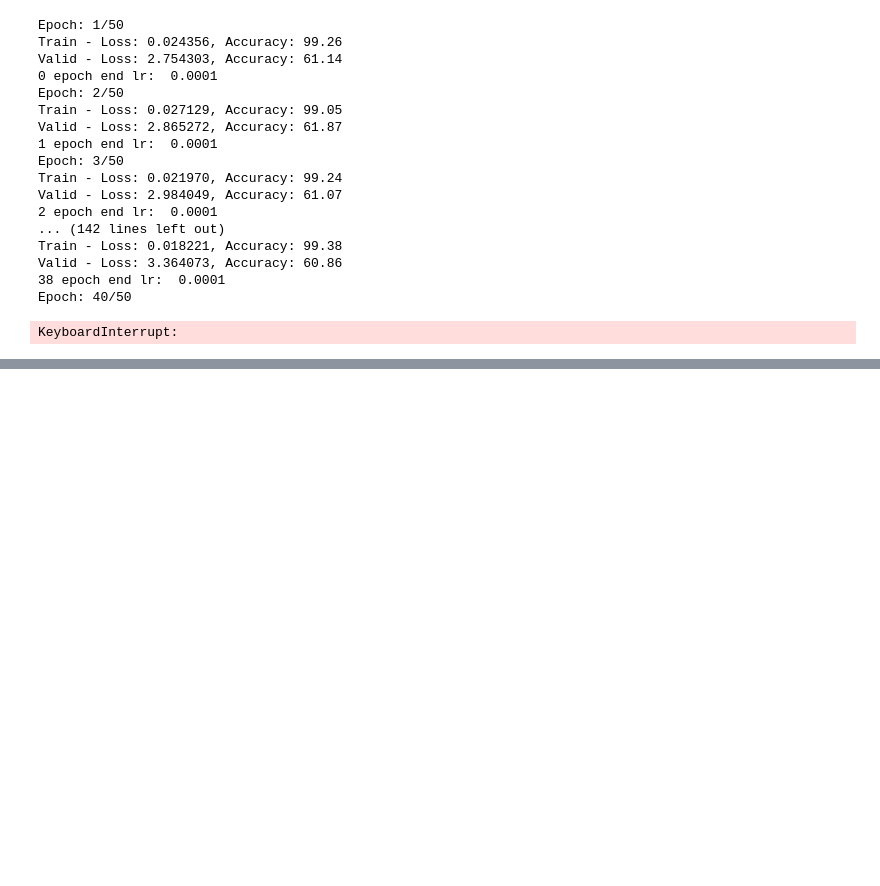
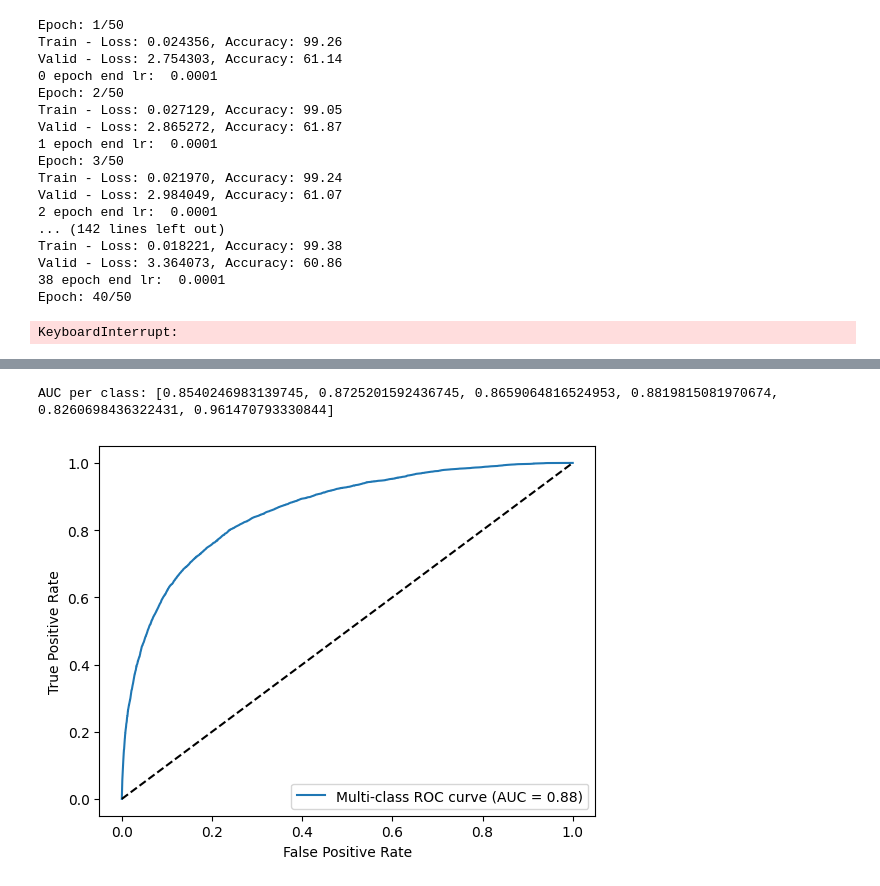
Before and after one commit to TukBang/Pet-care-app, a Jupyter notebook: Capstone/2023/skin disease/train_model_5900X.ipynb, the cells around one changed output, grey strips where cells are left out. Drawn from its saved outputs; the diff is of its cells as text; code cells hidden in the pictures; blank space fills up the shorter version.

```diff
--- a/Capstone/2023/skin disease/train_model_5900X.ipynb
+++ b/Capstone/2023/skin disease/train_model_5900X.ipynb
@@ -187,0 +241,3 @@ KeyboardInterrupt:
+# %%
+with torch.no_grad():
+    pred, labels = model.predict(valid_x)
@@ -187,0 +248,44 @@ KeyboardInterrupt:
+# %%
+from sklearn.metrics import roc_curve, roc_auc_score
+
+# 예측값과 레이블 값을 가져옵니다.
+y_pred = pred.cpu()
+y_true = valid_y
+
+# Softmax 함수를 사용하여 확률값을 계산합니다.
+y_pred = torch.softmax(y_pred, dim=1)
+
+# 각 클래스에 대한 AUC 값을 계산합니다.
+auc_list = []
+for i in range(6):
+    auc = roc_auc_score((y_true == i), y_pred[:, i].numpy())
+    auc_list.append(auc)
+
+# AUC 값을 출력합니다.
+print("AUC per class:", auc_list)
+
+# 각 클래스별 FPR과 TPR 값을 구합니다.
+fpr_list = []
+tpr_list = []
+for i in range(6):
+    fpr, tpr, _ = roc_curve((y_true == i), y_pred[:, i].numpy())
+    fpr_list.append(fpr)
+    tpr_list.append(tpr)
+
+# 모든 클래스에 대한 FPR과 TPR 값을 평균 내어 멀티클래스 AUC 값을 구합니다.
+mean_fpr = np.unique(np.concatenate(fpr_list))
+mean_tpr = np.zeros_like(mean_fpr)
+for i in range(5):
+    mean_tpr += np.interp(mean_fpr, fpr_list[i], tpr_list[i])
+mean_tpr /= 5
+
+# 멀티클래스 AUC-ROC 커브를 그립니다.
+plt.plot(mean_fpr, mean_tpr, label='Multi-class ROC curve (AUC = %0.2f)' % np.mean(auc_list))
+plt.plot([0, 1], [0, 1], 'k--')
+plt.xlabel('False Positive Rate')
+plt.ylabel('True Positive Rate')
+plt.legend(loc='lower right')
+plt.show()
+# %% [output]
+AUC per class: [0.8540246983139745, 0.8725201592436745, 0.8659064816524953, 0.8819815081970674, 0.8260698436322431, 0.961470793330844]
+[figure, added]
```
Also changed, not shown: parts of 9 cells of this notebook, 1 other file.
